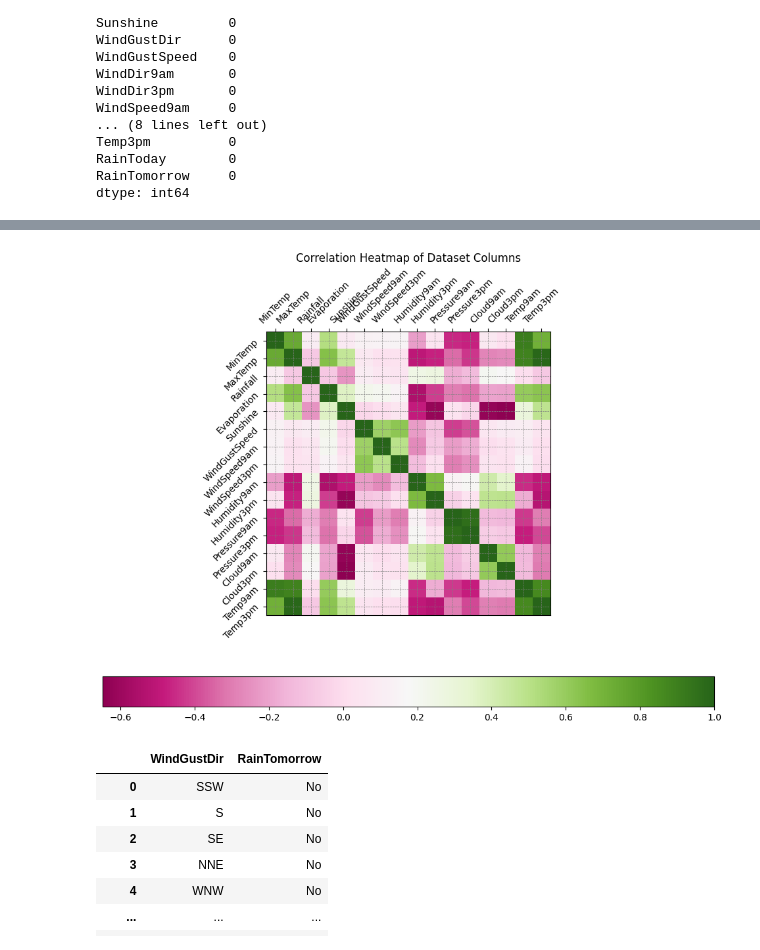
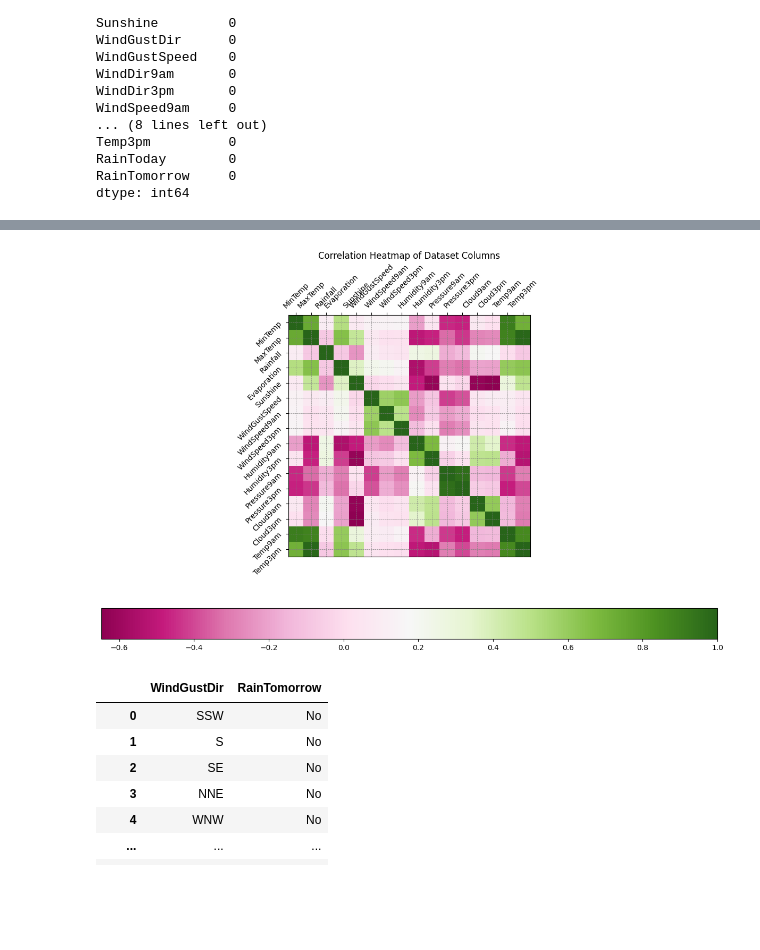
Before and after one commit to rezaaprm/weather_aus, a Jupyter notebook: weather_aus.ipynb, the cells around one changed output, grey strips where cells are left out. Saved outputs shown, nothing was run; the diff lists cells and outputs as text; code cells hidden in the pictures; blank space fills up the shorter version.

```diff
--- a/weather_aus.ipynb
+++ b/weather_aus.ipynb
@@ -130,28 +191,30 @@ sns.heatmap(data=df_heatmap, annot=True)
 # %%
 # Create the heatmap using Seaborn (which builds on Matplotlib)
 # plt.figure(figsize=(12, 8))
 fig, ax = plt.subplots(figsize= (12, 8))
 
 df_heatmap = dataset[["MinTemp", "MaxTemp", "Rainfall", "Evaporation", "Sunshine", "WindGustSpeed", "WindSpeed9am", "WindSpeed3pm",
                       "Humidity9am", "Humidity3pm", "Pressure9am", "Pressure3pm", "Cloud9am", "Cloud3pm", "Temp9am", "Temp3pm"]].corr()
 df = pd.DataFrame(df_heatmap)
 
 ax.set_xticks(np.arange(len(df.columns)))
 ax.set_xticklabels(df.columns)
 ax.set_yticks(np.arange(len(df.index)))
 ax.set_yticklabels(df.index)
 ax.tick_params(top=True, bottom=False,labeltop=True, rotation=45, labelbottom=False)
 # plt.setp(ax.get_xticklabels(), rotation=45, ha="right", rotation_mode="anchor")
 
 img = plt.imshow(df_heatmap, cmap='PiYG')
 plt.grid(color='gray', linestyle='--', linewidth=0.5)
 plt.colorbar(img, orientation='horizontal')
 plt.title('Correlation Heatmap of Dataset Columns')
 plt.xlabel('')
 plt.ylabel('')
+
+plt.tight_layout()
 plt.show()
 # %% [output]
-[figure, old version]
+[figure, new version]
 # %%
 dataset[["WindGustDir", "RainTomorrow"]]
 # %% [output]
```
Also changed, not shown: parts of 20 cells of this notebook, 1 other file.
